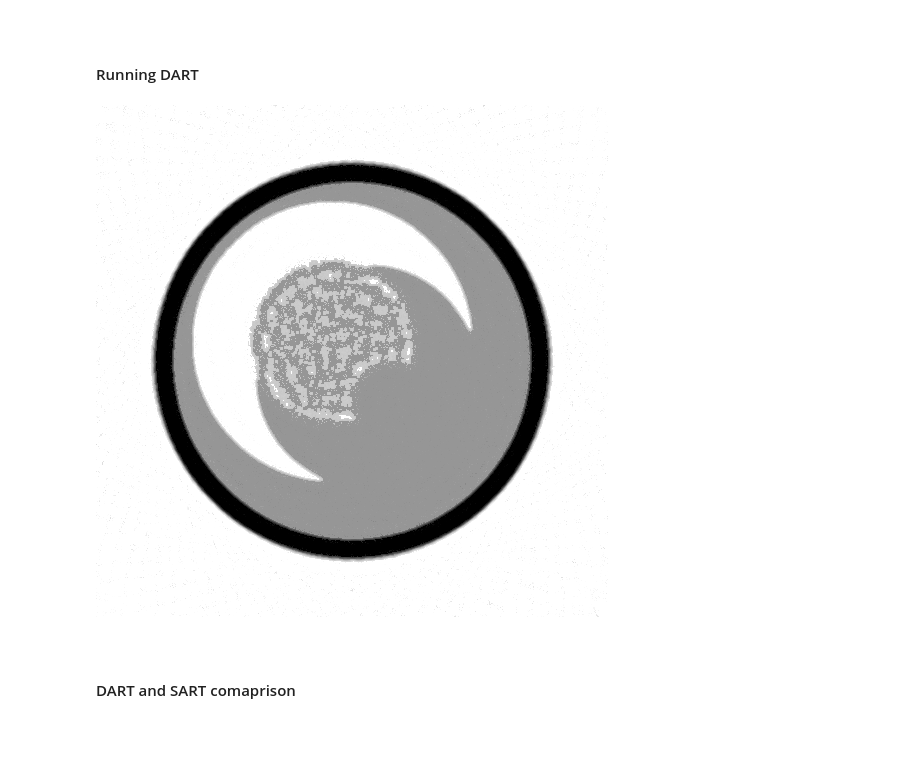
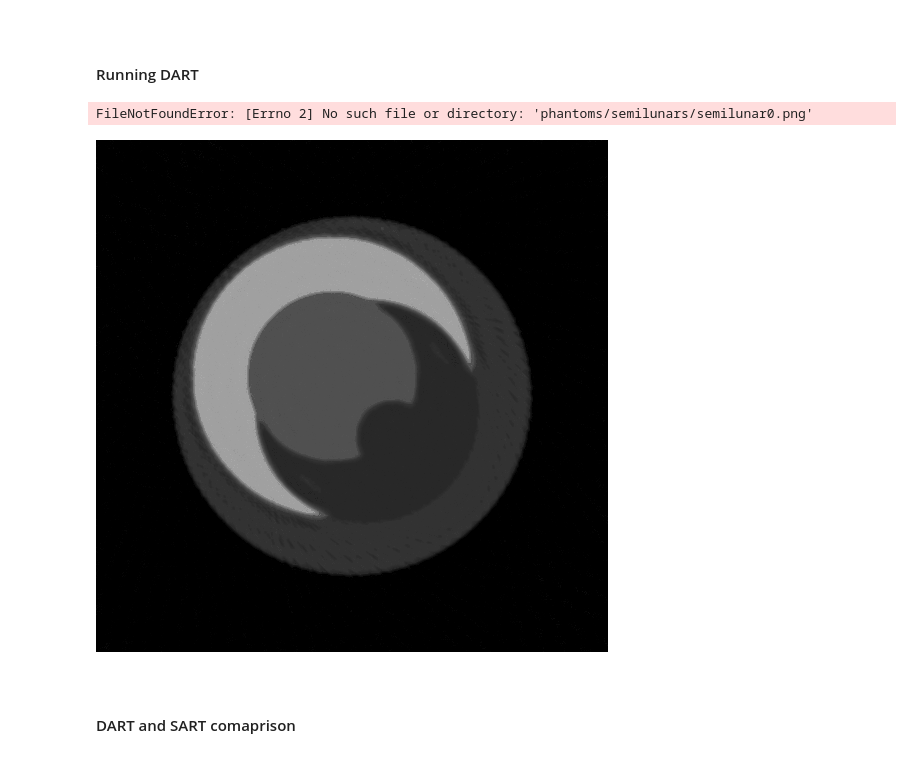
Before and after one commit to OhGreat/DART_python, a Jupyter notebook: dart_steps_test.ipynb, the cells around one changed output. Saved outputs shown, nothing was run; the diff lists cells and outputs as text; code cells hidden in the pictures.

Commit message:
semilunars refactor

```diff
--- a/dart_steps_test.ipynb
+++ b/dart_steps_test.ipynb
@@ -88,28 +88,34 @@ total free pixels: 11439
 <h4>
 Running DART
 </h4>
+# %%
+img = Image.open("phantoms/semilunars/semilunar0.png")
+img_np = np.array(Image.open("data/circles/circles_1.png"), dtype=np.uint8)
+print(np.unique(img_np))
+img
+# %% [output]
+FileNotFoundError: [Errno 2] No such file or directory: 'phantoms/semilunars/semilunar0.png'
 # %%
 # prepare all the data
-img = semilunars[0]
+img = np.array(Image.open("phantoms/semilunars/semilunar0.png"), dtype=np.uint8)
 img_width, img_height = img.shape
-gray_lvls = [0, 150, 255]
+gray_lvls = np.unique(img)  # remember to change them according to the image
 vol_geom = astra.creators.create_vol_geom([img_width,img_height])
 phantom_id = astra.data2d.create('-vol', vol_geom, data=img)
 projector_id, sino_id, sinogram = project_from_2D(phantom_id,
                                                 vol_geom,50,1.0,
                                                 use_gpu=True)
 # run the algorithm
 dart = DART()
-dart_res = dart(iters=20,
-            gray_levels=gray_lvls,p=0.85,
+dart_res = dart(iters=10,
+            gray_levels=gray_lvls,p=0.9,
             vol_shape=img.shape,
             projector_id=projector_id, sino_id=sino_id,
             SART_iter=200, use_gpu=True)
-dart_res[dart_res > 255] = 255
-dart_res[dart_res < 0] = 0
+
 Image.fromarray(dart_res.astype(np.uint8))
 # %% [output]
-[figure, old version]
+[figure, new version]
 # %% [markdown]
 <br/>
 <h4>
```
Also changed, not shown: parts of 3 cells of this notebook, 15 other files.
